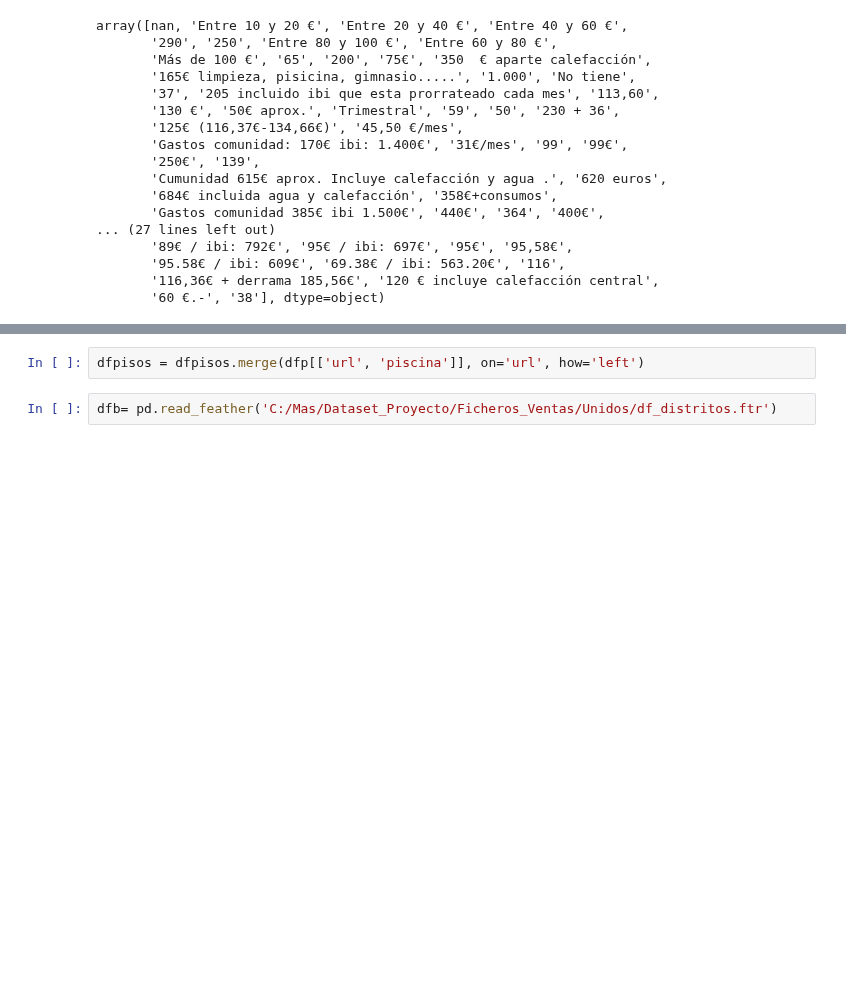
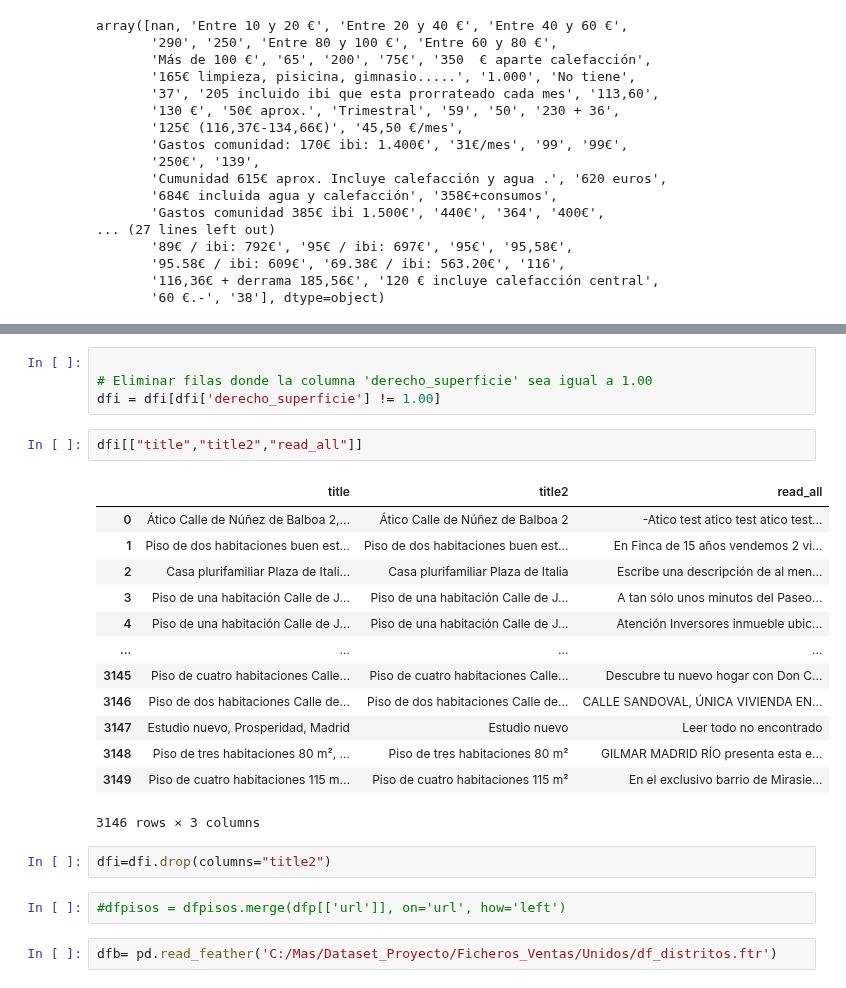
Before and after one commit to avaquerocastro/precios-de-vivienda-madrid, a Jupyter notebook: codigo/01-preprocesamiento-de-datos/03-Union_datos_webs/Union_Dataframes.IndomioPisosCom.ipynb, the cells around one changed output, grey strips where cells are left out. Drawn from its saved outputs; the diff is of its cells as text; blank space fills up the shorter version.

```diff
--- a/codigo/01-preprocesamiento-de-datos/03-Union_datos_webs/Union_Dataframes.IndomioPisosCom.ipynb
+++ b/codigo/01-preprocesamiento-de-datos/03-Union_datos_webs/Union_Dataframes.IndomioPisosCom.ipynb
@@ -89,5 +108,27 @@ dfpisos.shape
+# %%
+
+# Eliminar filas donde la columna 'derecho_superficie' sea igual a 1.00
+dfi = dfi[dfi['derecho_superficie'] != 1.00]
+# %%
+dfi[["title","title2","read_all"]]
+# %% [output]
+|  | title | title2 | read_all |
+| 0 | Ático Calle de Núñez de Balboa 2,... | Ático Calle de Núñez de Balboa 2 | -Atico test atico test atico test... |
+| 1 | Piso de dos habitaciones buen est... | Piso de dos habitaciones buen est... | En Finca de 15 años vendemos 2 vi... |
+| 2 | Casa plurifamiliar Plaza de Itali... | Casa plurifamiliar Plaza de Italia | Escribe una descripción de al men... |
+| 3 | Piso de una habitación Calle de J... | Piso de una habitación Calle de J... | A tan sólo unos minutos del Paseo... |
+| 4 | Piso de una habitación Calle de J... | Piso de una habitación Calle de J... | Atención Inversores inmueble ubic... |
+| ... | ... | ... | ... |
+| 3145 | Piso de cuatro habitaciones Calle... | Piso de cuatro habitaciones Calle... | Descubre tu nuevo hogar con Don C... |
+| 3146 | Piso de dos habitaciones Calle de... | Piso de dos habitaciones Calle de... | CALLE SANDOVAL, ÚNICA VIVIENDA EN... |
+| 3147 | Estudio nuevo, Prosperidad, Madrid | Estudio nuevo | Leer todo no encontrado |
+| 3148 | Piso de tres habitaciones 80 m², ... | Piso de tres habitaciones 80 m² | GILMAR MADRID RÍO presenta esta e... |
+| 3149 | Piso de cuatro habitaciones 115 m... | Piso de cuatro habitaciones 115 m² | En el exclusivo barrio de Mirasie... |
+3146 rows × 3 columns
+# %%
+dfi=dfi.drop(columns="title2")
 # %%
-dfpisos = dfpisos.merge(dfp[['url', 'piscina']], on='url', how='left')
+#dfpisos = dfpisos.merge(dfp[['url']], on='url', how='left')
 # %%
 dfb= pd.read_feather('C:/Mas/Dataset_Proyecto/Ficheros_Ventas/Unidos/df_distritos.ftr')
 # %%
```
Also changed, not shown: parts of 50 cells of this notebook, 13 other files.
